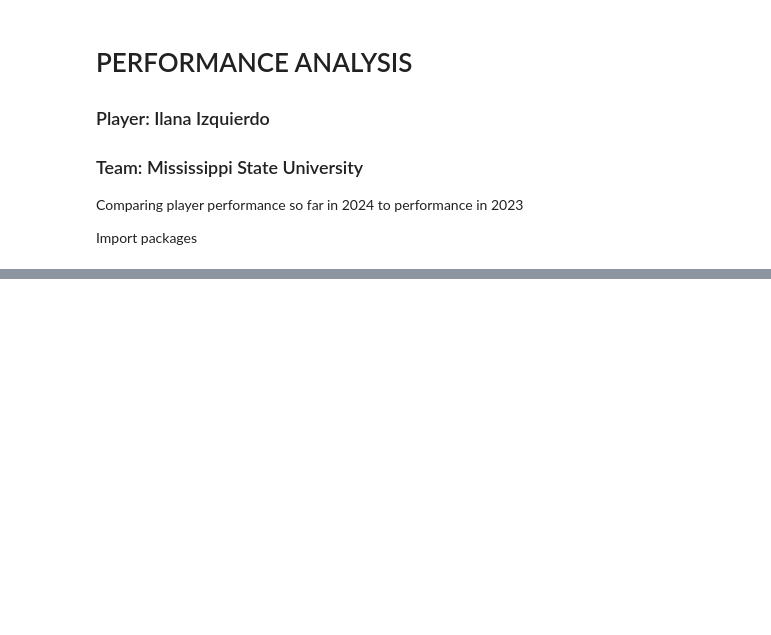
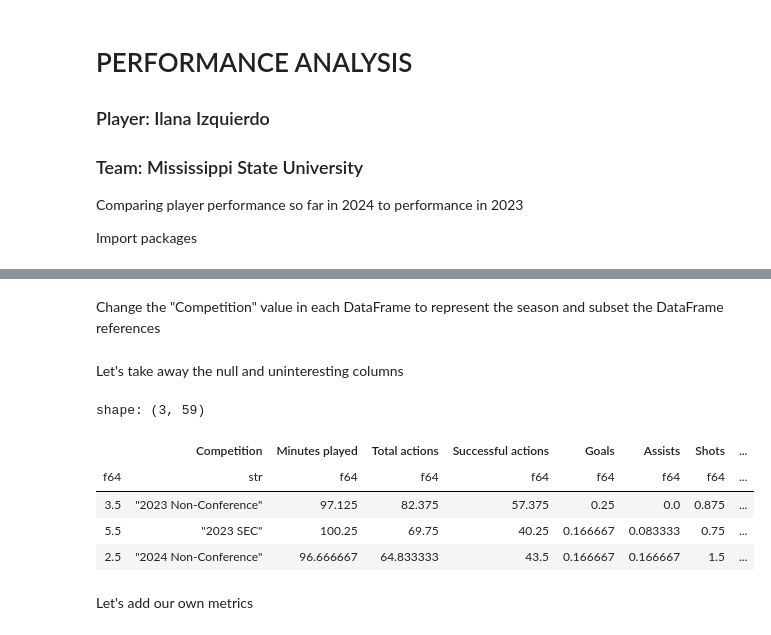
Before and after one commit to cdoss3/pyscout, a Jupyter notebook: player.ipynb, the cells around one changed output, grey strips where cells are left out. Saved outputs shown, nothing was run; the diff lists cells and outputs as text; code cells hidden in the pictures; blank space fills up the shorter version.

Commit message:
Finished DataFrame construction for individual player analysis. Fixed data cleaner. Some quotes are double still, some things need factoring, but I'm hungry

```diff
--- a/player.ipynb
+++ b/player.ipynb
@@ -37,0 +60,41 @@ Red card
+# %%
+non23_avgs = {}
+
+for column in non23.columns:
+    if type(column) != 'str':
+        non23_avgs[column] = non23[column].mean()
+
+#for key, value in non23_avgs.items():
+#    print(f"{key}: {value}")
+# %%
+non24_avgs = {}
+
+for column in non24.columns:
+    if type(column) != 'str':
+        non24_avgs[column] = non24[column].mean()
+
+#for key, value in non24_avgs.items():
+#    print(f"{key}: {value}")
+# %% [markdown]
+Change the "Competition" value in each DataFrame to represent the season and subset the DataFrame references
+# %%
+non23_avgs['Competition'] = '2023 Non-Conference'
+sec_avgs['Competition'] = '2023 SEC'
+non24_avgs['Competition'] = '2024 Non-Conference'
+# %%
+avgs = pl.from_dicts([non23_avgs, sec_avgs, non24_avgs])
+# %% [markdown]
+Let's take away the null and uninteresting columns
+# %%
+avgs = avgs.drop(['Match', 'Date', 'Position', 'Red cards', 'Offsides', 'Conceded goals', 'xCG', 'Shots against', 'Saves', 'Reflex saves', 'Exits', 'Goal kicks', 'Short goal kicks', 'Long goal kicks'])
+
+avgs.head()
+# %% [output]
+shape: (3, 59)
+|  | Competition | Minutes played | Total actions | Successful actions | Goals | Assists | Shots | ... |
+| f64 | str | f64 | f64 | f64 | f64 | f64 | f64 | ... |
+| 3.5 | "2023 Non-Conference" | 97.125 | 82.375 | 57.375 | 0.25 | 0.0 | 0.875 | ... |
+| 5.5 | "2023 SEC" | 100.25 | 69.75 | 40.25 | 0.166667 | 0.083333 | 0.75 | ... |
+| 2.5 | "2024 Non-Conference" | 96.666667 | 64.833333 | 43.5 | 0.166667 | 0.166667 | 1.5 | ... |
+# %% [markdown]
+Let's add our own metrics
```
Also changed, not shown: parts of 8 cells of this notebook, 1 other file.
